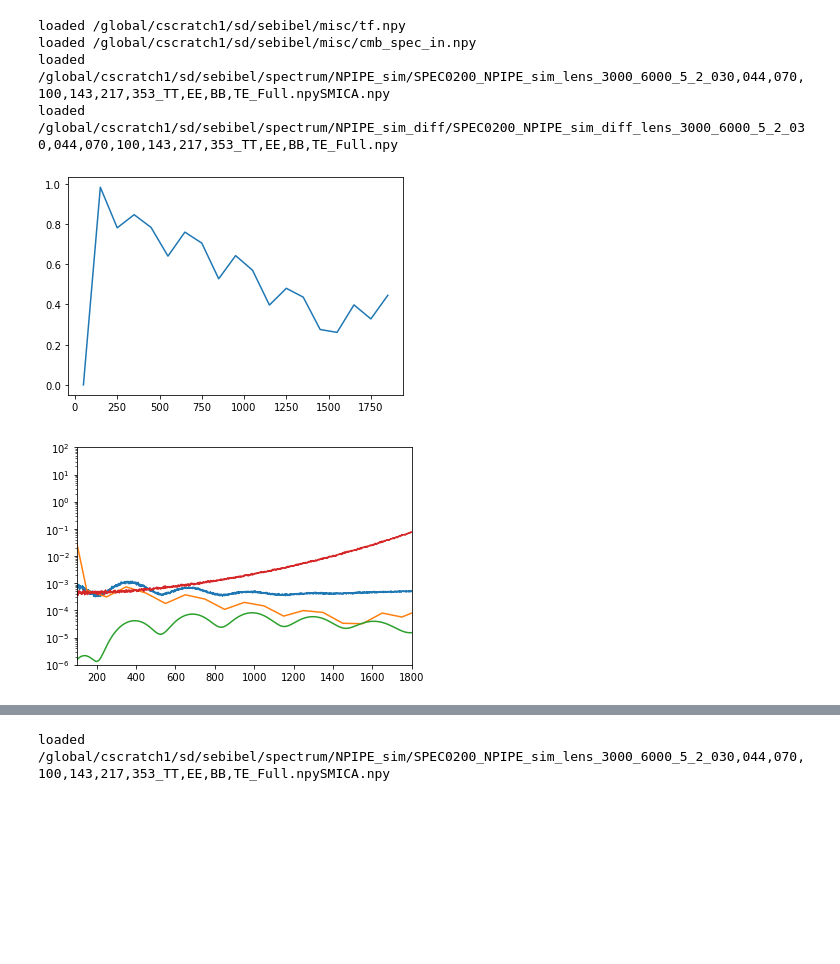
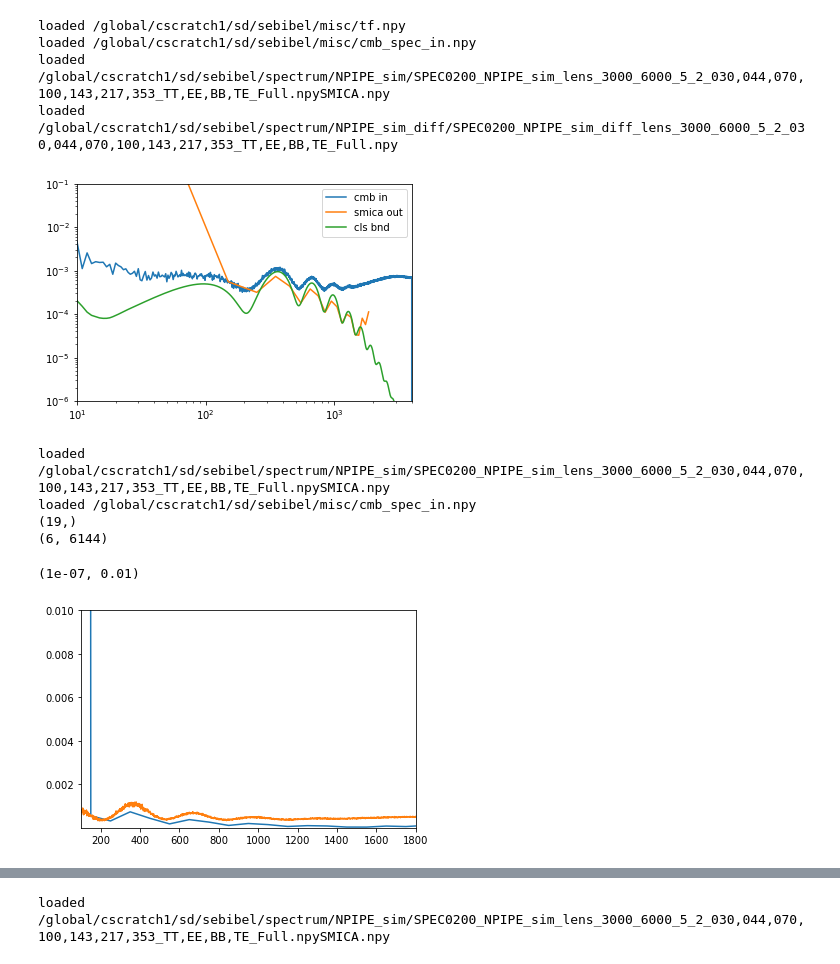
Before and after one commit to Sebastian-Belkner/component_separation, a Jupyter notebook: component_separation/Untitled.ipynb, the cells around one changed output, grey strips where cells are left out. Saved outputs shown, nothing was run; the diff lists cells and outputs as text; code cells hidden in the pictures; blank space fills up the shorter version.

Commit message:
first plot of a "transferfunction"

```diff
--- a/component_separation/Untitled.ipynb
+++ b/component_separation/Untitled.ipynb
@@ -71,23 +71,37 @@ pixwin = hp.sphtfunc.pixwin(2048, pol=True, lmax=1800)
 cmb_in = io.load_data(cf[mch]['outdir_misc_ap']+"cmb_spec_in.npy")
 smica_spec = io.load_data(io.spec_sc_path_name+'SMICA.npy')[0,0,:]
 C_lN = io.load_data(io.noise_sc_path_name)
-C_lS_bn =  spectrum_trth[:1800+1]/hpf.llp1e12(1800)*1e12
+C_lS_bn =  spectrum_trth[:4000+1]/hpf.llp1e12(np.arange(0,4001,1))*1e12
 # %% [output]
 loaded /global/cscratch1/sd/sebibel/misc/tf.npy
 loaded /global/cscratch1/sd/sebibel/misc/cmb_spec_in.npy
 loaded /global/cscratch1/sd/sebibel/spectrum/NPIPE_sim/SPEC0200_NPIPE_sim_lens_3000_6000_5_2_030,044,070,100,143,217,353_TT,EE,BB,TE_Full.npySMICA.npy
 loaded /global/cscratch1/sd/sebibel/spectrum/NPIPE_sim_diff/SPEC0200_NPIPE_sim_diff_lens_3000_6000_5_2_030,044,070,100,143,217,353_TT,EE,BB,TE_Full.npy
 # %%
-plt.plot(np.mean(bins,axis=1), tf*1e-6/(hp.sphtfunc.gauss_beam(0.00145444, lmax=1800, pol=True)[1,::100]/pixwin[1][::100]))
-plt.show()
-plt.plot(cmb_in[1,:]*1e12)
+plt.plot(cmb_in[1,:]*1e12, label='cmb in')
 plt.plot(np.mean(bins,axis=1), smica_spec, label='smica out')
-plt.plot(C_lS_bn)
-plt.plot(C_lN['100-100']["EE"])
+plt.plot(C_lS_bn, label = 'cls bnd')
 # plt.plot(pixwin[1][::100])
-plt.xlim((100,1800))
-plt.ylim((1e-6,1e2))
+plt.xlim((1e1,4e3))
+plt.legend()
+plt.ylim((1e-6,1e-1))
+plt.xscale('log')
 plt.yscale('log')
 # %% [output]
-[figure, old version]
+[figure, new version]
-[figure, removed]
+# %%
+smica_spec = io.load_data(io.spec_sc_path_name+'SMICA.npy')[0,0,:]
+cmb_spec_in = io.load_data(cf[mch]['outdir_misc_ap']+"cmb_spec_in.npy")
+print(smica_spec.shape)
+print(cmb_spec_in.shape)
+plt.plot(np.mean(bins,axis=1), smica_spec)
+plt.plot(cmb_spec_in[1,:]*1e12)
+plt.xlim((100,1800))
+plt.ylim((1e-7,1e-2))
+# %% [output]
+loaded /global/cscratch1/sd/sebibel/spectrum/NPIPE_sim/SPEC0200_NPIPE_sim_lens_3000_6000_5_2_030,044,070,100,143,217,353_TT,EE,BB,TE_Full.npySMICA.npy
+loaded /global/cscratch1/sd/sebibel/misc/cmb_spec_in.npy
+(19,)
+(6, 6144)
+(1e-07, 0.01)
+[figure, added]
```
Also changed, not shown: parts of 9 cells of this notebook, 12 other files.
